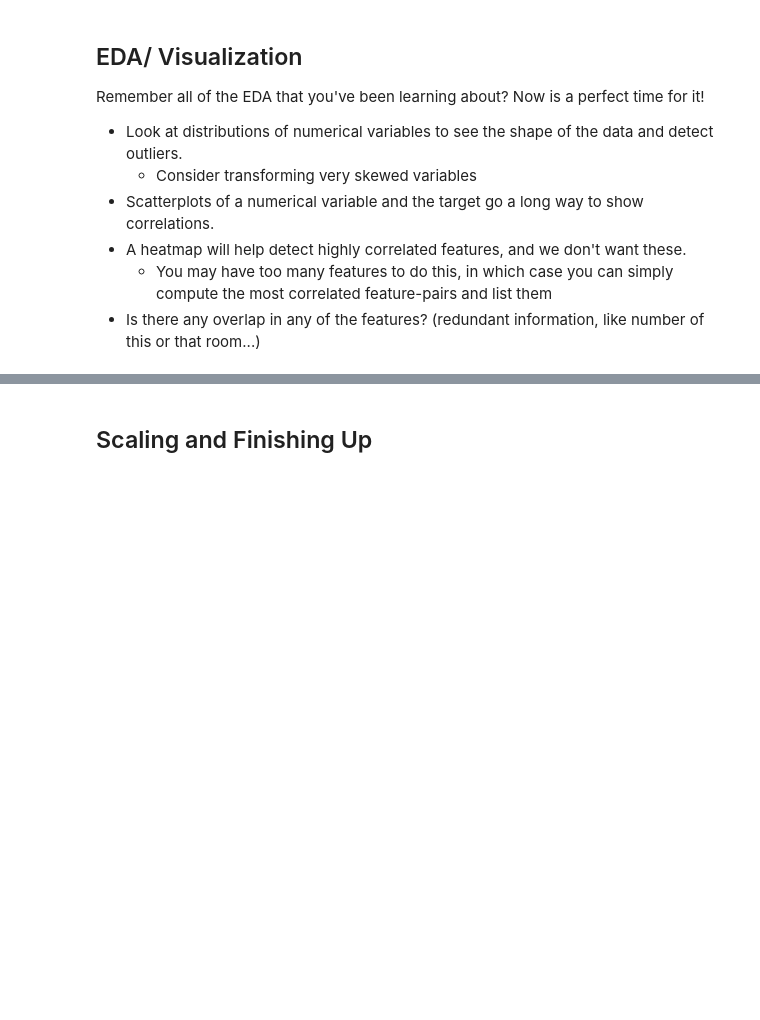
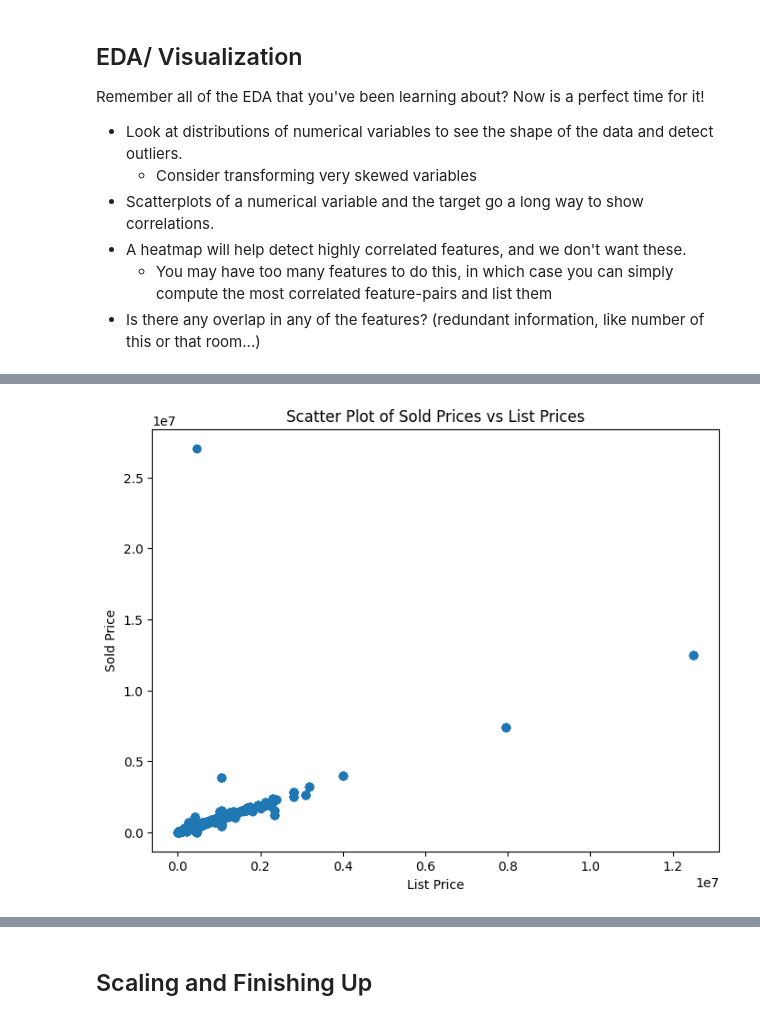
Before and after one commit to TangKenneth25/LHL-Feb19-MidtermProject, a Jupyter notebook: notebooks/1 - EDA.ipynb, the cells around one changed output, grey strips where cells are left out. Drawn from its saved outputs; the diff is of its cells as text; code cells hidden in the pictures; blank space fills up the shorter version.

```diff
--- a/notebooks/1 - EDA.ipynb
+++ b/notebooks/1 - EDA.ipynb
@@ -926,0 +970,11 @@ NameError: name 'numerical_cols' is not defined
+# %%
+x= housingData['list_price']
+y= housingData['description.sold_price']
+plt.figure(figsize=(8, 6))
+plt.scatter(x,y)
+plt.title('Scatter Plot of Sold Prices vs List Prices')
+plt.xlabel('List Price')
+plt.ylabel('Sold Price')
+plt.show()
+# %% [output]
+[figure, added]
```
Also changed, not shown: parts of 16 cells of this notebook.
